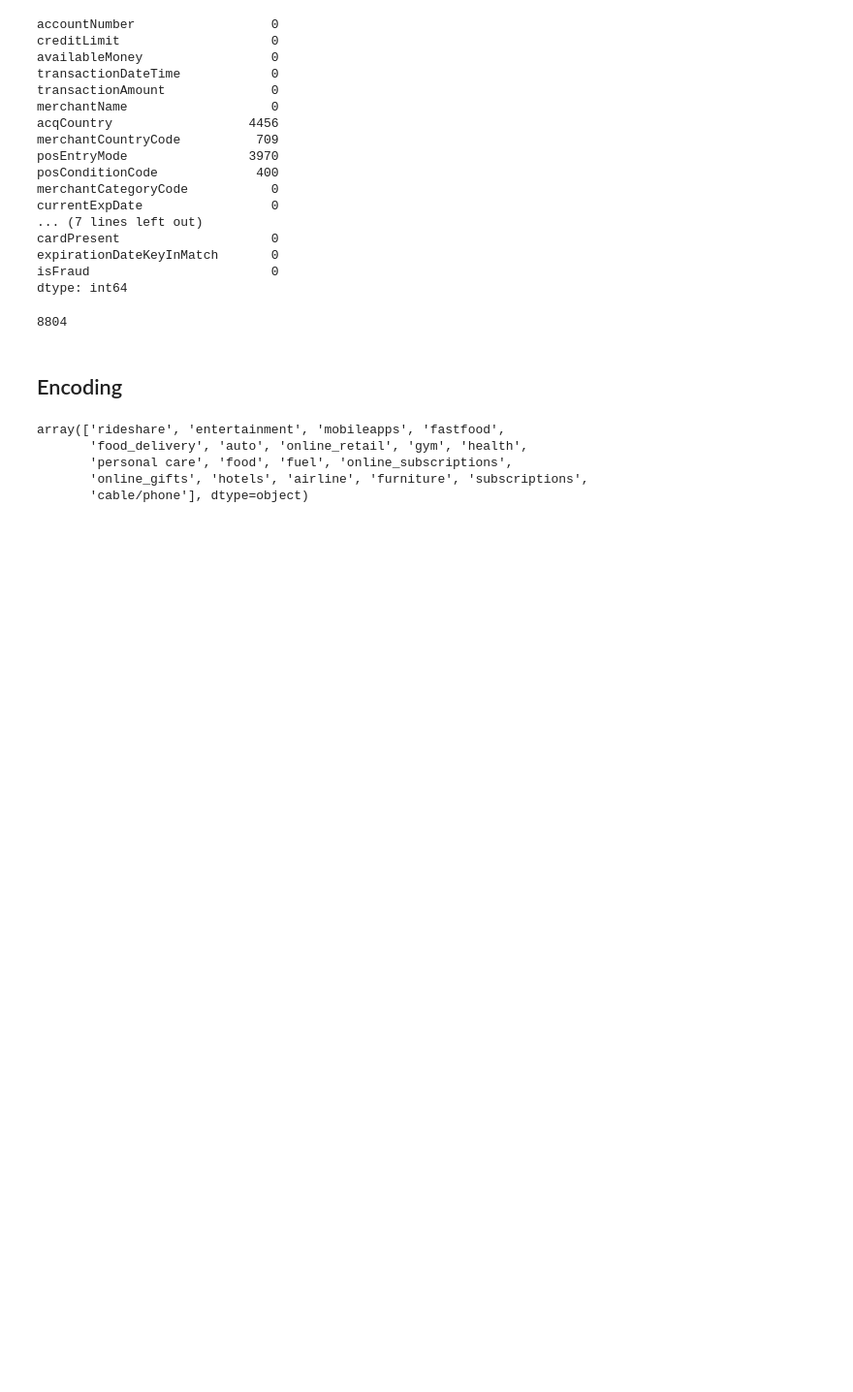
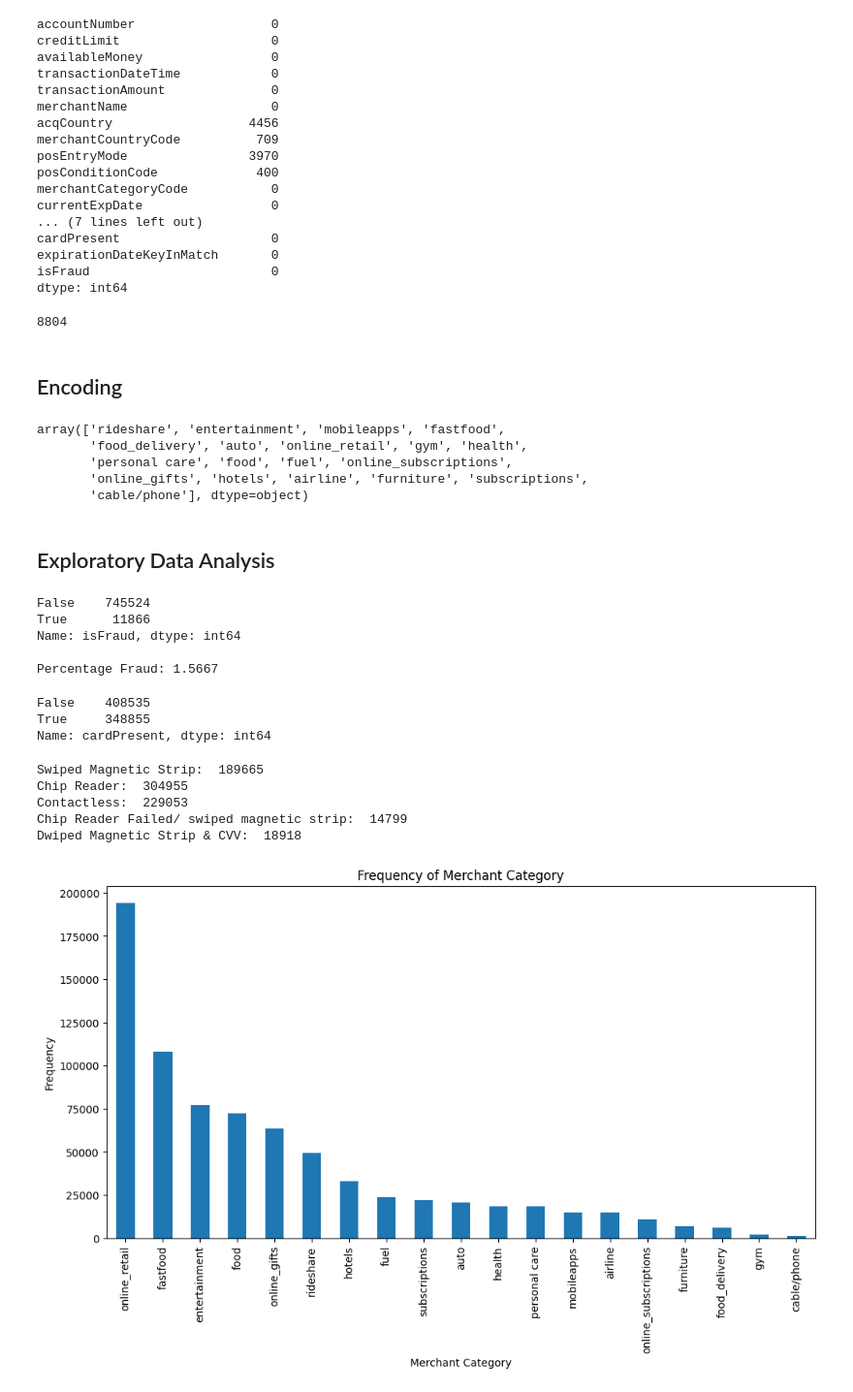
Before and after one commit to BrianBlancato/6050-Credit-Card-Fraud, a Jupyter notebook: Model.ipynb, the cells around one changed output. Shown: that part at 97% size. Drawn from its saved outputs; the diff is of its cells as text; code cells hidden in the pictures; blank space fills up the shorter version.

```diff
--- a/Model.ipynb
+++ b/Model.ipynb
@@ -111,3 +125,26 @@ df = df.dropna()
+# %%
+# Do not need columns
+df.drop(columns=['transactionDateTime'], inplace=True)
+df.drop(columns=['hour'], inplace=True)
+df.drop(columns=['minute'], inplace=True)
+# %%
+# Reformatting other date columns
+
+df['expYear'] = pd.to_datetime(df['currentExpDate']).dt.year
+df['expMonth'] = pd.to_datetime(df['currentExpDate']).dt.month
+
+df['accountOpenYear'] = pd.to_datetime(df['accountOpenDate']).dt.year
+df['accountOpenMonth'] = pd.to_datetime(df['accountOpenDate']).dt.month
+df['accountOpenDay'] = pd.to_datetime(df['accountOpenDate']).dt.day
+
+df['lastAddressChangeYear'] = pd.to_datetime(df['dateOfLastAddressChange']).dt.year
+df['lastAddressChangeMonth'] = pd.to_datetime(df['dateOfLastAddressChange']).dt.month
+df['lastAddressChangeDay'] = pd.to_datetime(df['dateOfLastAddressChange']).dt.day
+
+# removing unneeded columns
+df.drop(columns=['currentExpDate'], inplace=True)
+df.drop(columns=['accountOpenDate'], inplace=True)
+df.drop(columns=['dateOfLastAddressChange'], inplace=True)
 # %%
 # Dropping merchantName as merchantCategory will be used
 df.drop(columns=['merchantName'], inplace=True)
@@ -125,3 +162,57 @@ array(['rideshare', 'entertainment', 'mobileapps', 'fastfood',
        'cable/phone'], dtype=object)
 # %%
 # One-hot encoding for merchantCategoryCode
+
+df['MerchantCategory_Full'] = df['merchantCategoryCode']
+
+df = pd.get_dummies(df, columns=['merchantCategoryCode'], prefix = 'merchantCat', drop_first=False)
+# %% [markdown]
+## Exploratory Data Analysis
+# %%
+# Amount of fraud and legitimate transactions
+
+print(df['isFraud'].value_counts())
+print('\nPercentage Fraud:', round((df['isFraud'].value_counts() [1] / len(df)) * 100 , 4))
+# %% [output]
+False    745524
+True      11866
+Name: isFraud, dtype: int64
+
+Percentage Fraud: 1.5667
+# %%
+# Amount of times the card was preent during the transaction
+
+df['cardPresent'].value_counts()
+# %% [output]
+False    408535
+True     348855
+Name: cardPresent, dtype: int64
+# %%
+# How the card was swiped?
+
+print('Swiped Magnetic Strip: ', (df['posEntryMode'] == '02').sum())
+print('Chip Reader: ', (df['posEntryMode'] == '05').sum())
+print('Contactless: ', (df['posEntryMode'] == '09').sum())
+print('Chip Reader Failed/ swiped magnetic strip: ', (df['posEntryMode'] == '80').sum())
+print('Dwiped Magnetic Strip & CVV: ', (df['posEntryMode'] == '90').sum())
+# %% [output]
+Swiped Magnetic Strip:  189665
+Chip Reader:  304955
+Contactless:  229053
+Chip Reader Failed/ swiped magnetic strip:  14799
+Dwiped Magnetic Strip & CVV:  18918
+# %%
+# Bar graph for Merhcant Category
+
+cat_counts = df['MerchantCategory_Full'].value_counts()
+
+cat_counts = cat_counts.sort_values(ascending=False)
+
+plt.figure(figsize=(12,6))
+cat_counts.plot(kind='bar')
+plt.xlabel('Merchant Category')
+plt.ylabel('Frequency')
+plt.title('Frequency of Merchant Category')
+plt.show()
+# %% [output]
+[figure, added]
```
Also changed, not shown: parts of 4 cells of this notebook.
